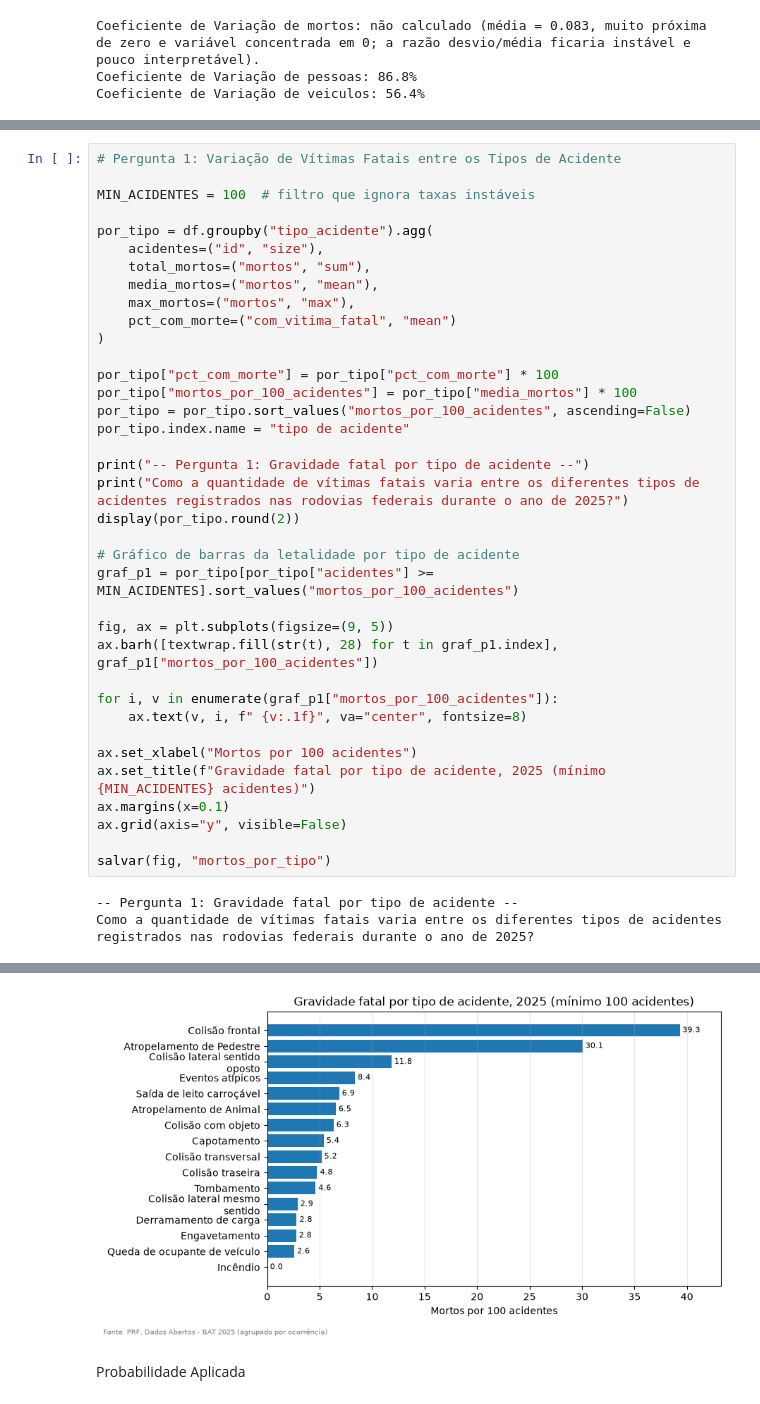
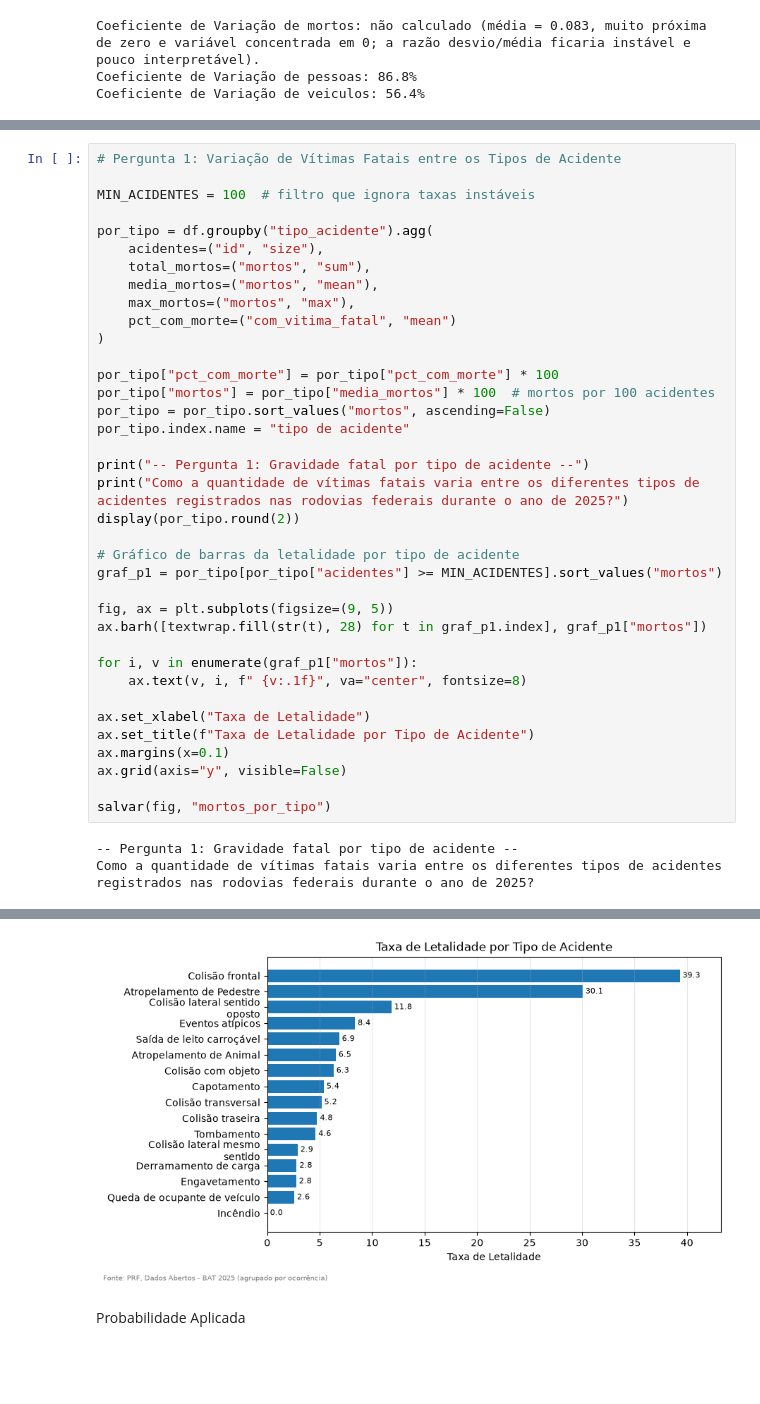
Before and after one commit to mariaeduardamazzini-beep/analise-acidentes-prf-2025, a Jupyter notebook: analise.ipynb, the cells around one changed output, grey strips where cells are left out. Saved outputs shown, nothing was run; the diff lists cells and outputs as text; blank space fills up the shorter version.

```diff
--- a/analise.ipynb
+++ b/analise.ipynb
@@ -457,8 +455,8 @@ por_tipo = df.groupby("tipo_acidente").agg(
 )
 
 por_tipo["pct_com_morte"] = por_tipo["pct_com_morte"] * 100
-por_tipo["mortos_por_100_acidentes"] = por_tipo["media_mortos"] * 100
-por_tipo = por_tipo.sort_values("mortos_por_100_acidentes", ascending=False)
+por_tipo["mortos"] = por_tipo["media_mortos"] * 100  # mortos por 100 acidentes
+por_tipo = por_tipo.sort_values("mortos", ascending=False)
 por_tipo.index.name = "tipo de acidente"
 
 print("-- Pergunta 1: Gravidade fatal por tipo de acidente --")
@@ -466,16 +464,16 @@ print("Como a quantidade de vítimas fatais varia entre os diferentes tipos de a
 display(por_tipo.round(2))
 
 # Gráfico de barras da letalidade por tipo de acidente
-graf_p1 = por_tipo[por_tipo["acidentes"] >= MIN_ACIDENTES].sort_values("mortos_por_100_acidentes")
+graf_p1 = por_tipo[por_tipo["acidentes"] >= MIN_ACIDENTES].sort_values("mortos")
 
 fig, ax = plt.subplots(figsize=(9, 5))
-ax.barh([textwrap.fill(str(t), 28) for t in graf_p1.index], graf_p1["mortos_por_100_acidentes"])
+ax.barh([textwrap.fill(str(t), 28) for t in graf_p1.index], graf_p1["mortos"])
 
-for i, v in enumerate(graf_p1["mortos_por_100_acidentes"]):
+for i, v in enumerate(graf_p1["mortos"]):
     ax.text(v, i, f" {v:.1f}", va="center", fontsize=8)
 
-ax.set_xlabel("Mortos por 100 acidentes")
-ax.set_title(f"Gravidade fatal por tipo de acidente, 2025 (mínimo {MIN_ACIDENTES} acidentes)")
+ax.set_xlabel("Taxa de Letalidade")
+ax.set_title(f"Taxa de Letalidade por Tipo de Acidente")
 ax.margins(x=0.1)
 ax.grid(axis="y", visible=False)
 
@@ -487,22 +485,22 @@ Como a quantidade de vítimas fatais varia entre os diferentes tipos de acidente
 | tipo de acidente |  |  |  |  |  |  |
 | Colisão frontal | 4739 | 1863 | 0.39 | 11 | 29.46 | 39.31 |
 | Atropelamento de Pedestre | 3057 | 919 | 0.30 | 2 | 29.51 | 30.06 |
 | Colisão lateral sentido oposto | 2152 | 255 | 0.12 | 6 | 9.85 | 11.85 |
 | Eventos atípicos | 287 | 24 | 0.08 | 2 | 8.01 | 8.36 |
 | Saída de leito carroçável | 10209 | 700 | 0.07 | 16 | 5.93 | 6.86 |
 | Atropelamento de Animal | 1133 | 74 | 0.07 | 2 | 6.00 | 6.53 |
 | Colisão com objeto | 5109 | 323 | 0.06 | 7 | 5.81 | 6.32 |
 | Capotamento | 1373 | 74 | 0.05 | 3 | 4.59 | 5.39 |
 | Colisão transversal | 9306 | 481 | 0.05 | 5 | 4.59 | 5.17 |
 | Colisão traseira | 14360 | 683 | 0.05 | 7 | 4.31 | 4.76 |
 | Tombamento | 6351 | 293 | 0.05 | 3 | 4.22 | 4.61 |
 | Colisão lateral mesmo sentido | 7885 | 228 | 0.03 | 5 | 2.69 | 2.89 |
 | Derramamento de carga | 107 | 3 | 0.03 | 1 | 2.80 | 2.80 |
 | Engavetamento | 1233 | 34 | 0.03 | 3 | 2.27 | 2.76 |
 | Queda de ocupante de veículo | 3450 | 89 | 0.03 | 2 | 2.52 | 2.58 |
 | Incêndio | 1771 | 0 | 0.00 | 0 | 0.00 | 0.00 |
 | Sinistro pessoal de trânsito | 7 | 0 | 0.00 | 0 | 0.00 | 0.00 |
-[figure, old version]
+[figure, new version]
 # %% [markdown]
 Probabilidade Aplicada
 # %%
```
Also changed, not shown: parts of 11 cells of this notebook, 7 other files.
